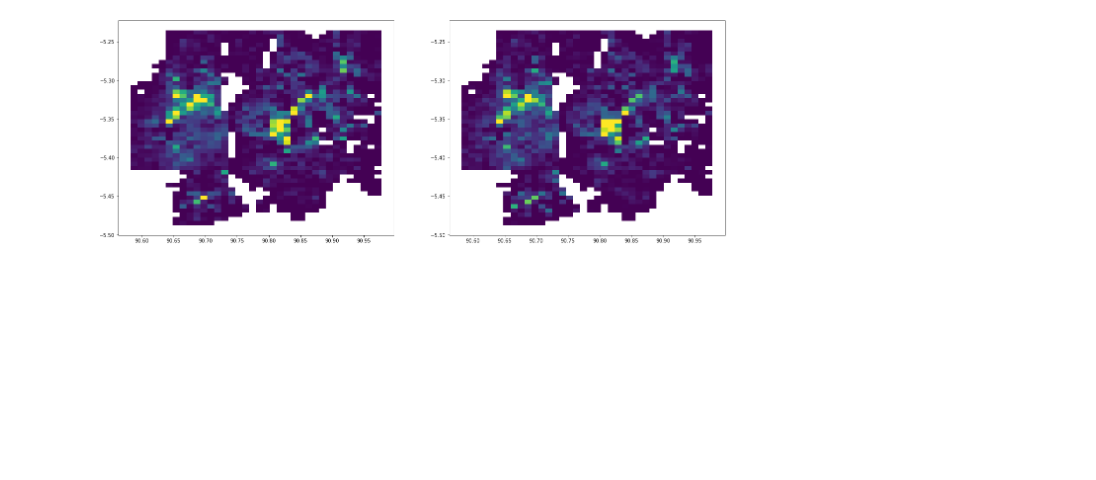
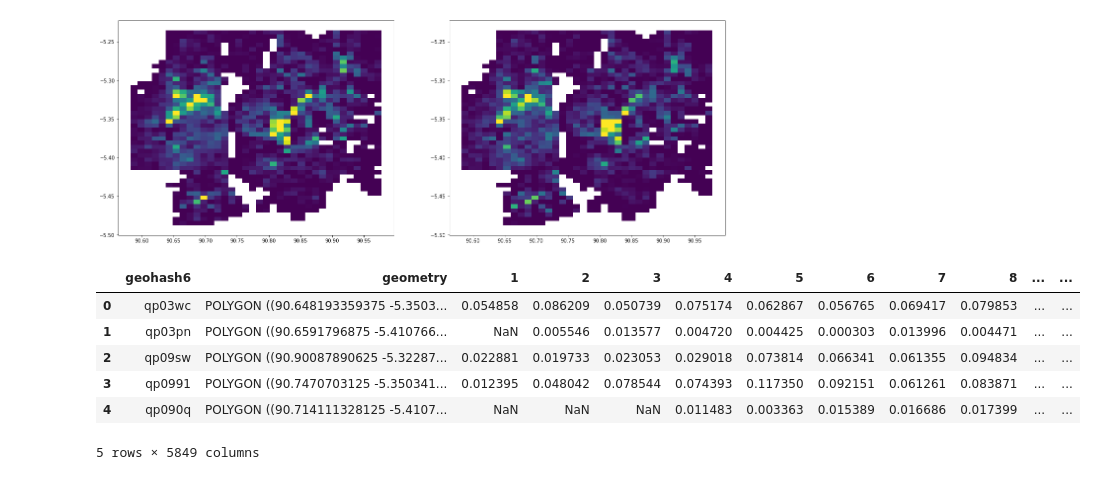
Before and after one commit to ywnch/ride-demand-forecast, a Jupyter notebook: explore_spatial_lag.ipynb, the cells around one changed output. Cells and saved outputs as stored; diff of their text form; code cells hidden in the pictures; blank space fills up the shorter version.

```diff
--- a/explore_spatial_lag.ipynb
+++ b/explore_spatial_lag.ipynb
@@ -41,3 +118,15 @@ compare_map(ts, ts+'_lag')
 compare_map(str(int(ts)+1), str(int(ts)+4))
 # %% [output]
 [figure]
+# %%
+df = pd.read_csv('input/taz_timestep.csv')
+# %%
+df.head()
+# %% [output]
+|  | geohash6 | geometry | 1 | 2 | 3 | 4 | 5 | 6 | 7 | 8 | ... | ... |
+| 0 | qp03wc | POLYGON ((90.648193359375 -5.3503... | 0.054858 | 0.086209 | 0.050739 | 0.075174 | 0.062867 | 0.056765 | 0.069417 | 0.079853 | ... | ... |
+| 1 | qp03pn | POLYGON ((90.6591796875 -5.410766... | NaN | 0.005546 | 0.013577 | 0.004720 | 0.004425 | 0.000303 | 0.013996 | 0.004471 | ... | ... |
+| 2 | qp09sw | POLYGON ((90.90087890625 -5.32287... | 0.022881 | 0.019733 | 0.023053 | 0.029018 | 0.073814 | 0.066341 | 0.061355 | 0.094834 | ... | ... |
+| 3 | qp0991 | POLYGON ((90.7470703125 -5.350341... | 0.012395 | 0.048042 | 0.078544 | 0.074393 | 0.117350 | 0.092151 | 0.061261 | 0.083871 | ... | ... |
+| 4 | qp090q | POLYGON ((90.714111328125 -5.4107... | NaN | NaN | NaN | 0.011483 | 0.003363 | 0.015389 | 0.016686 | 0.017399 | ... | ... |
+5 rows × 5849 columns
```
Also changed, not shown: parts of 20 cells of this notebook, 1 other file.
